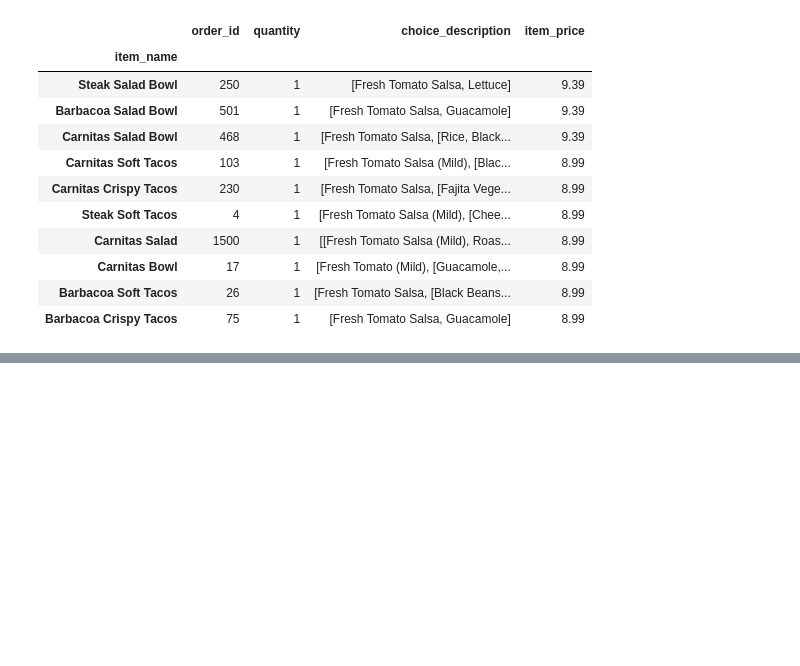
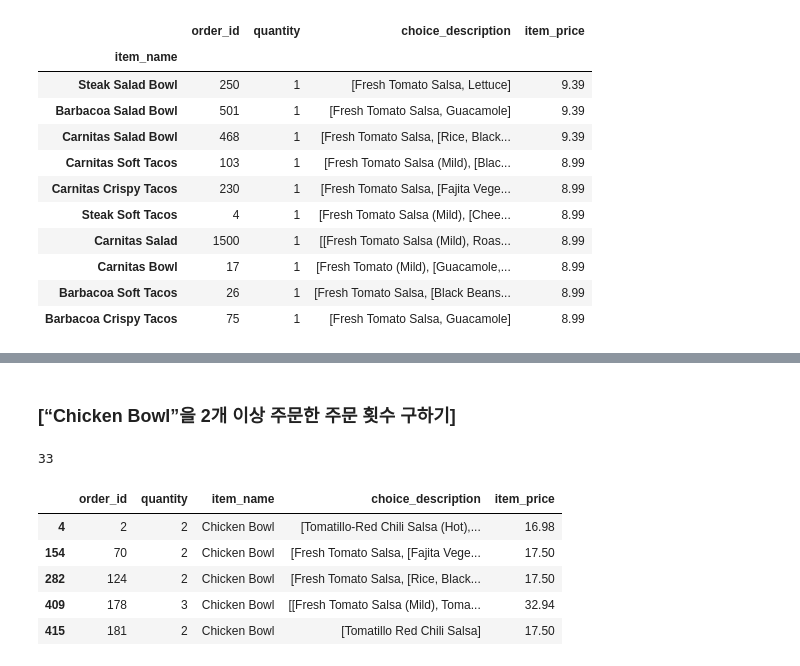
Before and after one commit to cheymingyu/BigData-Analysis-Practice, a Jupyter notebook: This is Data Analysis/chipotle.ipynb, the cells around one changed output, grey strips where cells are left out. Saved outputs shown, nothing was run; the diff lists cells and outputs as text; code cells hidden in the pictures; blank space fills up the shorter version.

```diff
--- a/This is Data Analysis/chipotle.ipynb
+++ b/This is Data Analysis/chipotle.ipynb
@@ -318,0 +409,17 @@ price_per_item
+# %% [markdown]
+### [“Chicken Bowl”을 2개 이상 주문한 주문 횟수 구하기]
+# %%
+# 'Chicken Bowl'을 2개 이상 주문한 횟수
+chipo_chicken = chipo[chipo['item_name'] == 'Chicken Bowl']
+chipo_chicken = chipo_chicken[chipo_chicken['quantity'] >= 2]
+
+print(len(chipo_chicken))
+chipo_chicken.head(5)
+# %% [output]
+33
+|  | order_id | quantity | item_name | choice_description | item_price |
+| 4 | 2 | 2 | Chicken Bowl | [Tomatillo-Red Chili Salsa (Hot),... | 16.98 |
+| 154 | 70 | 2 | Chicken Bowl | [Fresh Tomato Salsa, [Fajita Vege... | 17.50 |
+| 282 | 124 | 2 | Chicken Bowl | [Fresh Tomato Salsa, [Rice, Black... | 17.50 |
+| 409 | 178 | 3 | Chicken Bowl | [[Fresh Tomato Salsa (Mild), Toma... | 32.94 |
+| 415 | 181 | 2 | Chicken Bowl | [Tomatillo Red Chili Salsa] | 17.50 |
```
Also changed, not shown: parts of 14 cells of this notebook.
